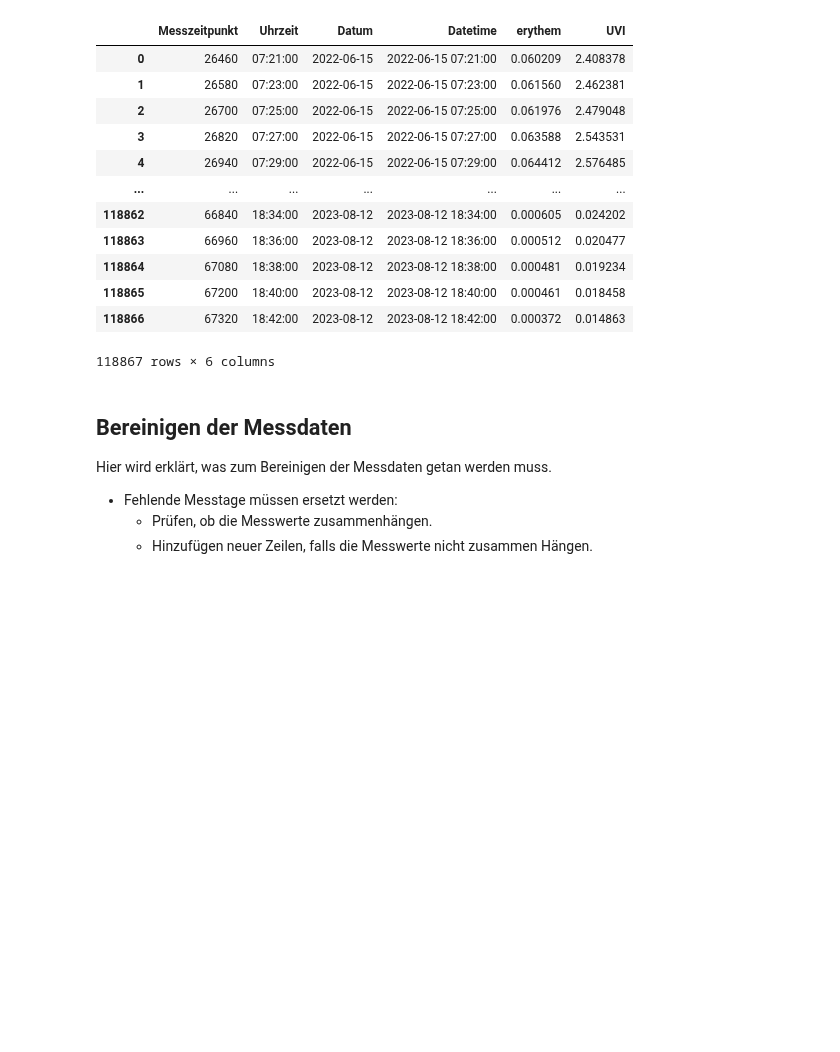
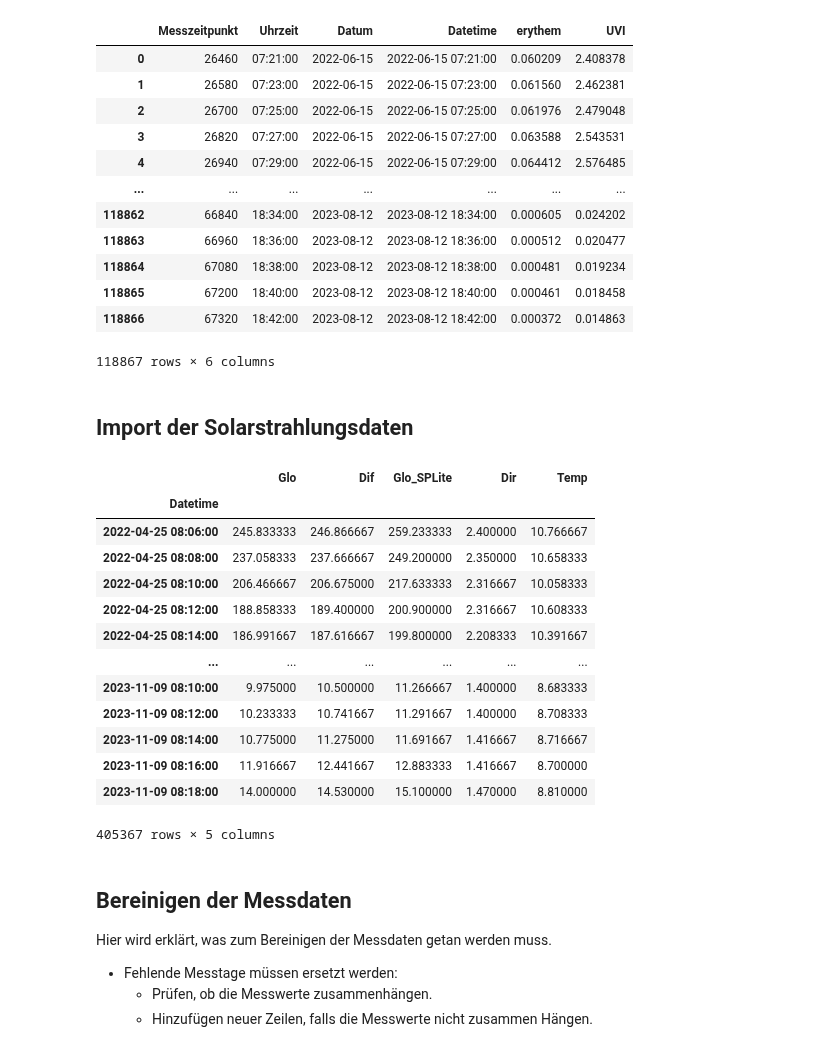
Before and after one commit to rjanow/Masterarbeit, a Jupyter notebook: 0_DataCleaning.ipynb, the cells around one changed output. Cells and saved outputs as stored; diff of their text form; code cells hidden in the pictures; blank space fills up the shorter version.

```diff
--- a/0_DataCleaning.ipynb
+++ b/0_DataCleaning.ipynb
@@ -69,6 +72,7 @@ seconds_in_year = (365.2425)*seconds_in_day
 # %%
 # Pfad zu den Messwerten / Vorhersagewerten und dem Speicherort auf Google Drive
 drive_path = '/content/drive/My Drive/Colab_Notebooks/CSV_UVI/'
+drive_path_solys = '/content/drive/My Drive/Colab_Notebooks/SOLYS_CSV/'
 pickle_path = '/content/drive/My Drive/Colab_Notebooks/CAMS_Vorhersage/'
 save_folder = '/content/drive/My Drive/Colab_Notebooks/Clean_Data/'
 # %% [markdown]
@@ -105,6 +109,32 @@ df_UVI_combined.fillna(0)
 | 118865 | 67200 | 18:40:00 | 2023-08-12 | 2023-08-12 18:40:00 | 0.000461 | 0.018458 |
 | 118866 | 67320 | 18:42:00 | 2023-08-12 | 2023-08-12 18:42:00 | 0.000372 | 0.014863 |
 118867 rows × 6 columns
+# %% [markdown]
+## Import der Solarstrahlungsdaten
+# %%
+dateiname = 'Solys_CSV'
+df_Solys = pd.read_csv(drive_path_solys + dateiname)
+# %%
+df_Solys['Datetime'] = pd.to_datetime(df_Solys['Datetime'])
+# %%
+df_Solys.set_index('Datetime', inplace = True)
+# %%
+df_Solys
+# %% [output]
+|  | Glo | Dif | Glo_SPLite | Dir | Temp |
+| Datetime |  |  |  |  |  |
+| 2022-04-25 08:06:00 | 245.833333 | 246.866667 | 259.233333 | 2.400000 | 10.766667 |
+| 2022-04-25 08:08:00 | 237.058333 | 237.666667 | 249.200000 | 2.350000 | 10.658333 |
+| 2022-04-25 08:10:00 | 206.466667 | 206.675000 | 217.633333 | 2.316667 | 10.058333 |
+| 2022-04-25 08:12:00 | 188.858333 | 189.400000 | 200.900000 | 2.316667 | 10.608333 |
+| 2022-04-25 08:14:00 | 186.991667 | 187.616667 | 199.800000 | 2.208333 | 10.391667 |
+| ... | ... | ... | ... | ... | ... |
+| 2023-11-09 08:10:00 | 9.975000 | 10.500000 | 11.266667 | 1.400000 | 8.683333 |
+| 2023-11-09 08:12:00 | 10.233333 | 10.741667 | 11.291667 | 1.400000 | 8.708333 |
+| 2023-11-09 08:14:00 | 10.775000 | 11.275000 | 11.691667 | 1.416667 | 8.716667 |
+| 2023-11-09 08:16:00 | 11.916667 | 12.441667 | 12.883333 | 1.416667 | 8.700000 |
+| 2023-11-09 08:18:00 | 14.000000 | 14.530000 | 15.100000 | 1.470000 | 8.810000 |
+405367 rows × 5 columns
 # %% [markdown]
 ## Bereinigen der Messdaten
 
```
Also changed, not shown: parts of 11 cells of this notebook.
